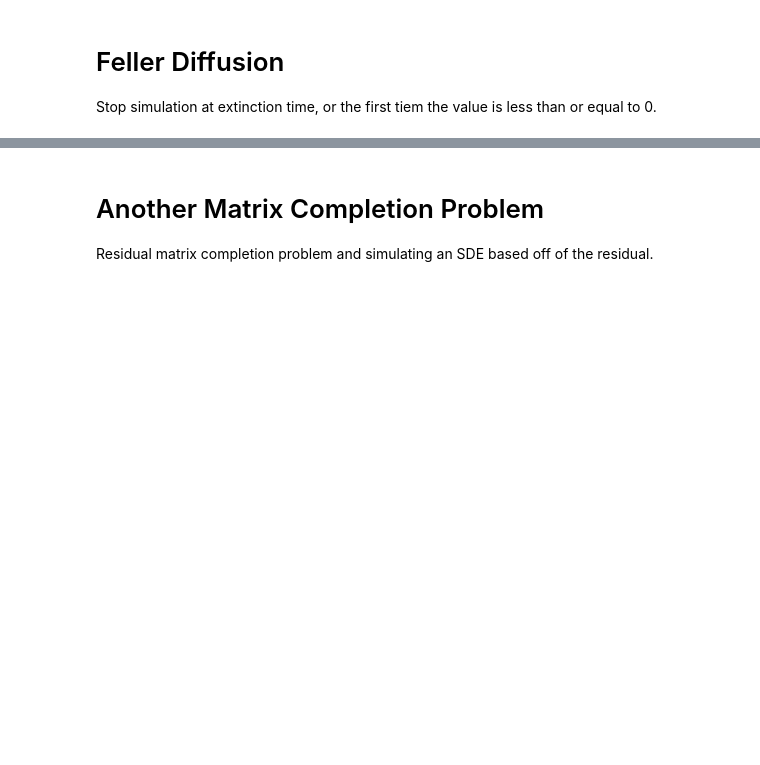
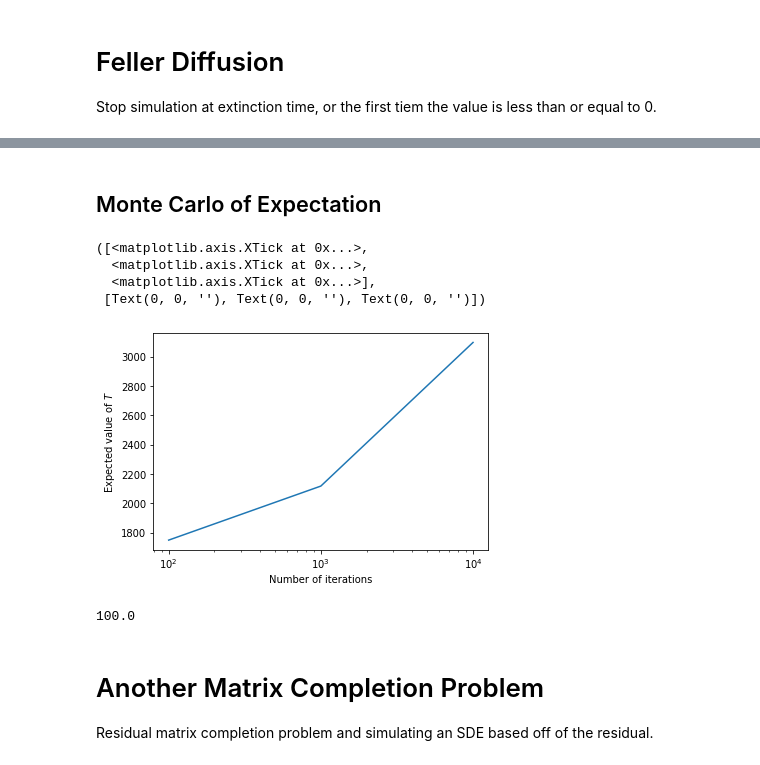
Before and after one commit to alanchen-1/SDEs, a Jupyter notebook: main.ipynb, the cells around one changed output, grey strips where cells are left out. Cells and saved outputs as stored; diff of their text form; code cells hidden in the pictures; blank space fills up the shorter version.

```diff
--- a/main.ipynb
+++ b/main.ipynb
@@ -52,3 +53,34 @@ plt.show()
+# %% [markdown]
+## Monte Carlo of Expectation
+# %%
+init_value = 1.0
+num_iters = [1e2, 1e3, 1e4]
+h = 0.01
+evs = []
+for iters in num_iters:
+    proc = Feller(init_value=init_value, h=h)
+    sum = 0.0
+    for _ in range(int(iters)):
+        sum += proc.extinct_simulate()
+    expected = sum / iters
+    evs.append(expected)
+
+plt.figure()
+plt.plot(num_iters, evs)
+plt.xscale('log')
+plt.ylabel("Expected value of $T$")
+plt.xlabel("Number of iterations")
+plt.xticks(num_iters)
+# %% [output]
+([<matplotlib.axis.XTick at 0x...>,
+  <matplotlib.axis.XTick at 0x...>,
+  <matplotlib.axis.XTick at 0x...>],
+ [Text(0, 0, ''), Text(0, 0, ''), Text(0, 0, '')])
+[figure, added]
+# %%
+print(1e2)
+# %% [output]
+100.0
 # %% [markdown]
 # Another Matrix Completion Problem
 Residual matrix completion problem and simulating an SDE based off of the residual.
```
Also changed, not shown: parts of 9 cells of this notebook, 8 other files.
